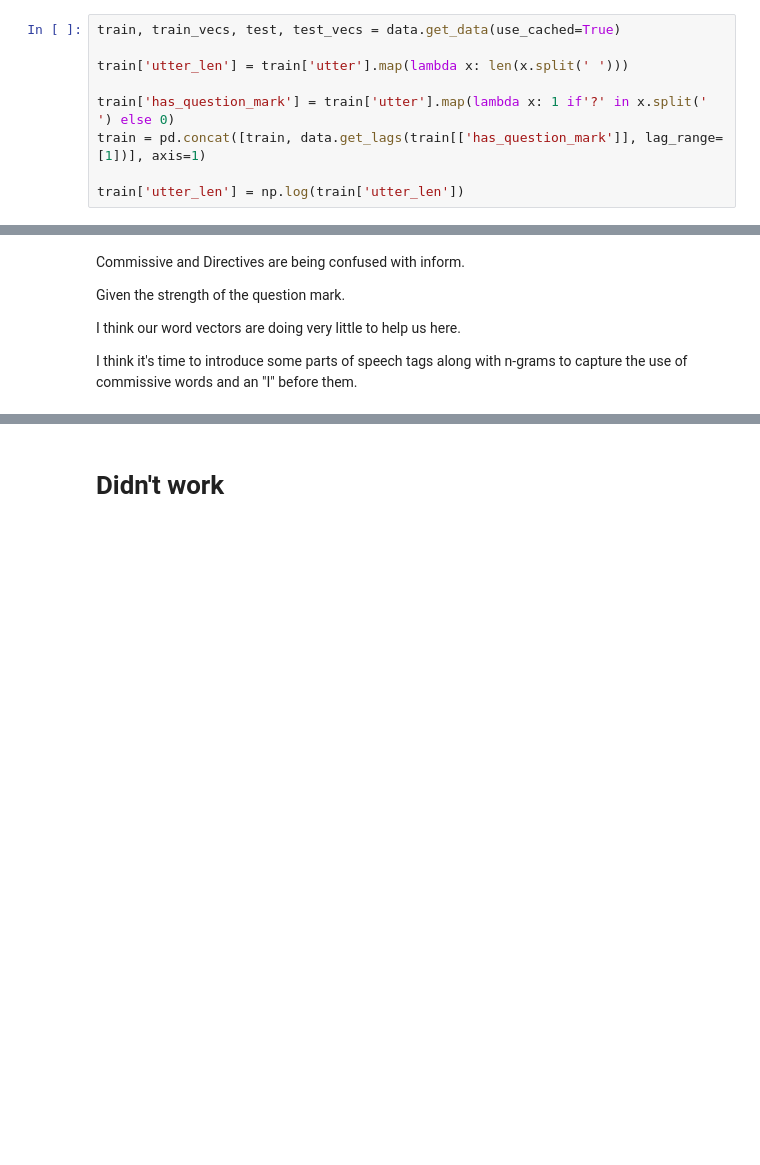
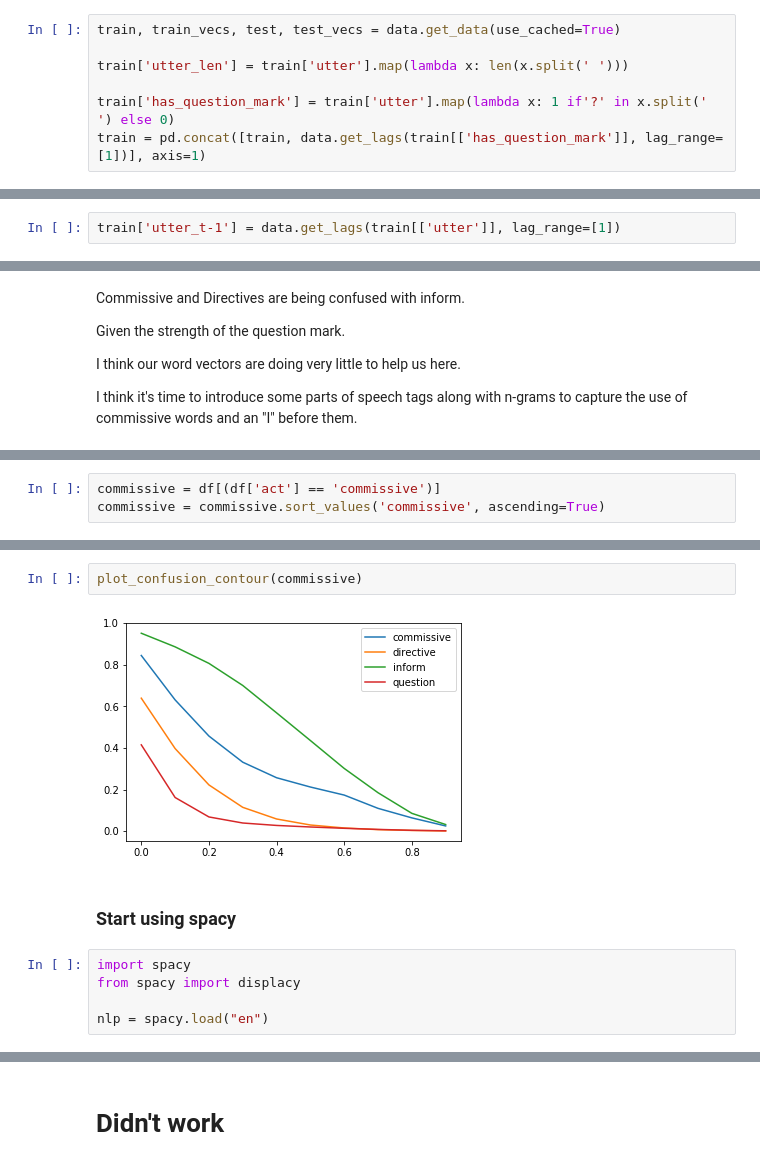
Before and after one commit to Ryanglambert/chatty, a Jupyter notebook: research/daily_dialogue/EDA-Word2Vec.ipynb, the cells around one changed output, grey strips where cells are left out. Drawn from its saved outputs; the diff is of its cells as text; blank space fills up the shorter version.

```diff
--- a/research/daily_dialogue/EDA-Word2Vec.ipynb
+++ b/research/daily_dialogue/EDA-Word2Vec.ipynb
@@ -31,8 +31,6 @@ train['utter_len'] = train['utter'].map(lambda x: len(x.split(' ')))
 
 train['has_question_mark'] = train['utter'].map(lambda x: 1 if'?' in x.split(' ') else 0)
 train = pd.concat([train, data.get_lags(train[['has_question_mark']], lag_range=[1])], axis=1)
-
-train['utter_len'] = np.log(train['utter_len'])
 # %% [output]
 Using Cached
 # %%
@@ -60,0 +39,2 @@ i think i going to need some iced water too . is there an extra charge for that
+# %%
+train['utter_t-1'] = data.get_lags(train[['utter']], lag_range=[1])
@@ -189,0 +160,3 @@ I think it's time to introduce some parts of speech tags along with n-grams to c
+# %%
+commissive = df[(df['act'] == 'commissive')]
+commissive = commissive.sort_values('commissive', ascending=True)
@@ -189,0 +178,11 @@ I think it's time to introduce some parts of speech tags along with n-grams to c
+# %%
+plot_confusion_contour(commissive)
+# %% [output]
+[figure, added]
+# %% [markdown]
+### Start using spacy
+# %%
+import spacy
+from spacy import displacy
+
+nlp = spacy.load("en")
```
Also changed, not shown: parts of 28 cells of this notebook.
